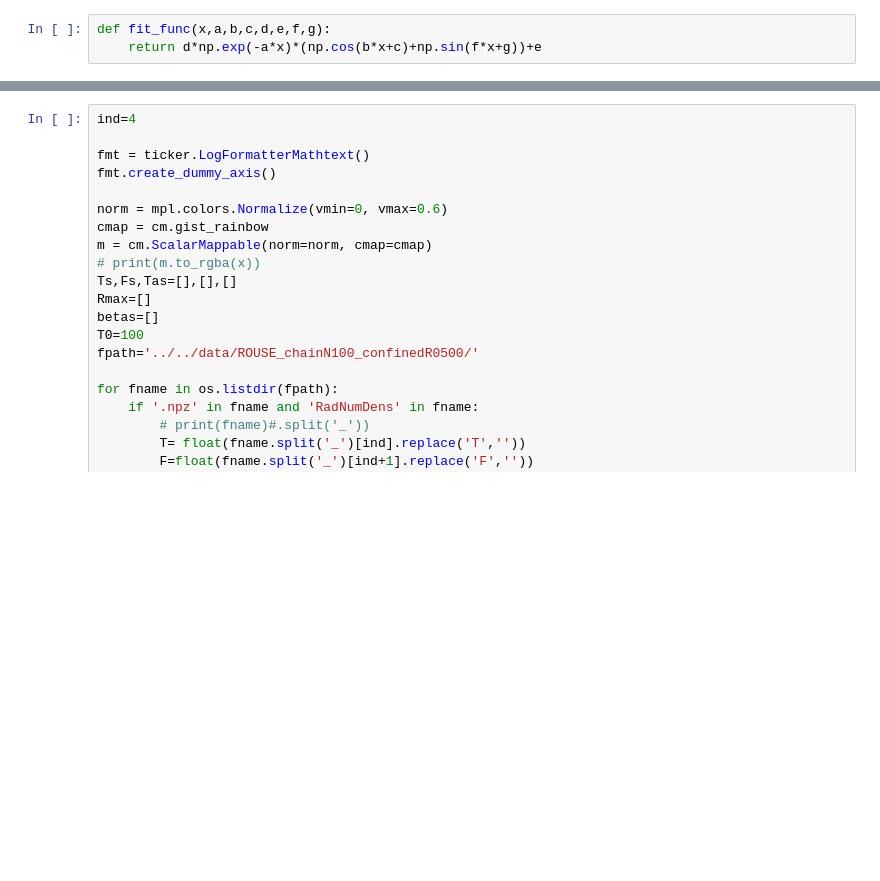
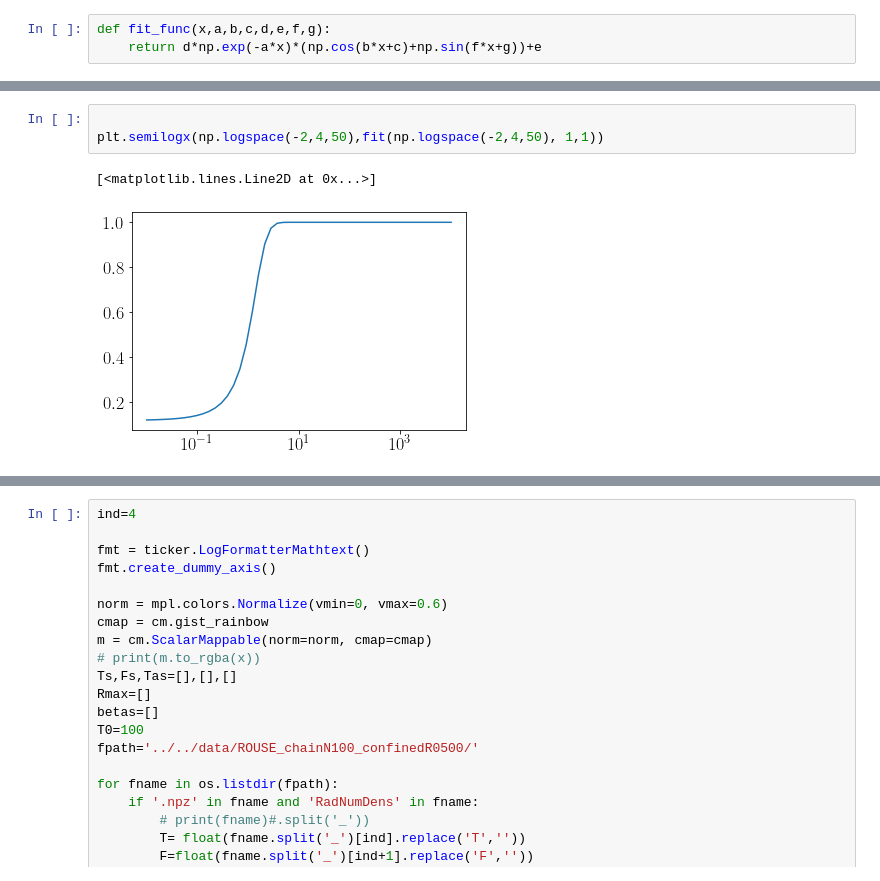
Before and after one commit to s-brahmachari/Active-noise-simulations, a Jupyter notebook: analysis_codes/plot-RDP.ipynb, the cells around one changed output, grey strips where cells are left out. Cells and saved outputs as stored; diff of their text form; blank space fills up the shorter version.

```diff
--- a/analysis_codes/plot-RDP.ipynb
+++ b/analysis_codes/plot-RDP.ipynb
@@ -155,3 +139,9 @@ Text(0.5, 0, 'Activity $F^2\\tau_a/(\\gamma T)$')
+# %%
+
+plt.semilogx(np.logspace(-2,4,50),fit(np.logspace(-2,4,50), 1,1))
+# %% [output]
+[<matplotlib.lines.Line2D at 0x...>]
+[figure, added]
 # %%
 ind=4
 
```
Also changed, not shown: parts of 3 cells of this notebook, 5 other files.
